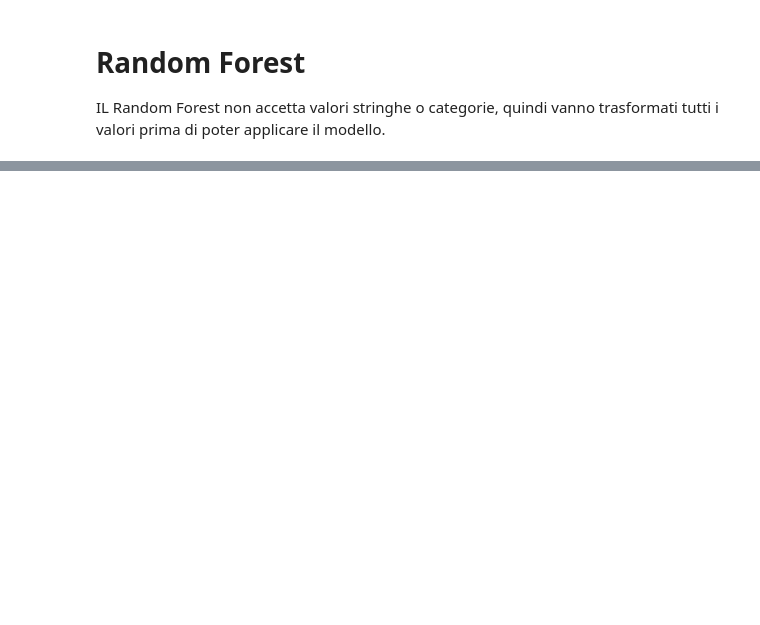
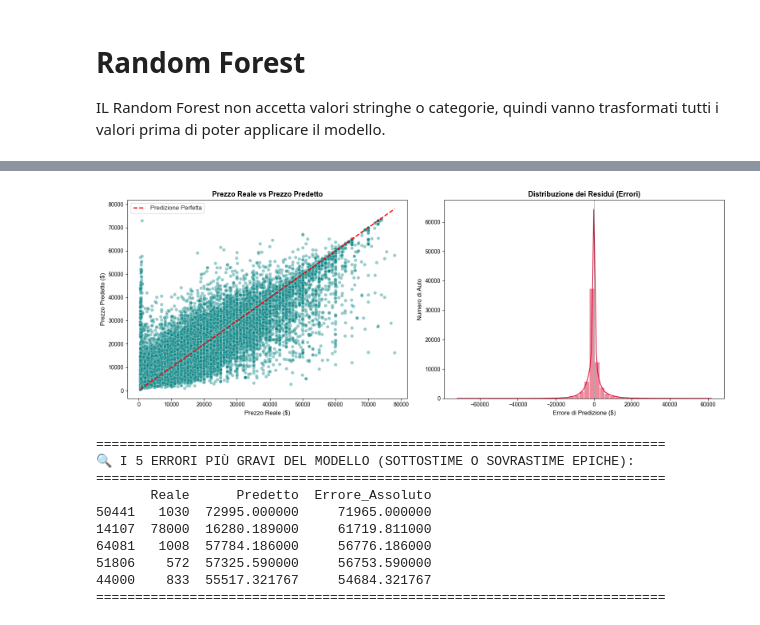
Before and after one commit to Vesp3x/verifica_finale, a Jupyter notebook: random_forest.ipynb, the cells around one changed output, grey strips where cells are left out. Drawn from its saved outputs; the diff is of its cells as text; code cells hidden in the pictures; blank space fills up the shorter version.

```diff
--- a/random_forest.ipynb
+++ b/random_forest.ipynb
@@ -849,0 +150,69 @@ print("   -> File 'modello_random_forest.joblib' creato con successo!")
+# %%
+import matplotlib.pyplot as plt
+import seaborn as sns
+
+# DIAGNOSTICA DEGLI ERRORI
+# 1. Calcoliamo i residui sul set di test
+residui = y_wo_test - y_pred
+
+# Creiamo una figura con due grafici affiancati (1 riga, 2 colonne)
+fig, axes = plt.subplots(1, 2, figsize=(16, 6))
+sns.set_theme(style="whitegrid")
+
+# -------------------------------------------------------------------------
+# GRAFICO A: Prezzo Reale vs Prezzo Predetto
+# -------------------------------------------------------------------------
+sns.scatterplot(ax=axes[0], x=y_wo_test, y=y_pred, alpha=0.4, color='teal')
+
+# Disegniamo la linea di "predizione perfetta" a 45 gradi
+limiti = [min(y_wo_test.min(), y_pred.min()), max(y_wo_test.max(), y_pred.max())]
+axes[0].plot(limiti, limiti, color='red', linestyle='--', linewidth=2, label='Predizione Perfetta')
+
+axes[0].set_title("Prezzo Reale vs Prezzo Predetto", fontsize=13, fontweight='bold')
+axes[0].set_xlabel("Prezzo Reale ($)", fontsize=11)
+axes[0].set_ylabel("Prezzo Predetto ($)", fontsize=11)
+axes[0].legend()
+
+# -------------------------------------------------------------------------
+# GRAFICO B: Distribuzione degli Errori (Residui)
+# -------------------------------------------------------------------------
+sns.histplot(ax=axes[1], x=residui, kde=True, color='crimson', bins=50)
+
+# Disegniamo la linea sullo zero (errore nullo)
+axes[1].axvline(x=0, color='black', linestyle='--', linewidth=0.5)
+
+axes[1].set_title("Distribuzione dei Residui (Errori)", fontsize=13, fontweight='bold')
+axes[1].set_xlabel("Errore di Predizione ($)", fontsize=11)
+axes[1].set_ylabel("Numero di Auto", fontsize=11)
+
+plt.tight_layout()
+plt.show()
+
+
+# =========================================================================
+# ANALISI EXTRA: DOVE SBAGLIA DI PIÙ?
+# =========================================================================
+# Creiamo un piccolo DataFrame per isolare i casi peggiori
+analisi_errori = pd.DataFrame({
+    'Reale': y_wo_test,
+    'Predetto': y_pred,
+    'Errore_Assoluto': np.abs(residui)
+}).sort_values(by='Errore_Assoluto', ascending=False)
+
+print("\n=========================================================================")
+print("🔍 I 5 ERRORI PIÙ GRAVI DEL MODELLO (SOTTOSTIME O SOVRASTIME EPICHE):")
+print("=========================================================================")
+print(analisi_errori.head())
+print("=========================================================================")
+# %% [output]
+[figure, added]
+=========================================================================
+🔍 I 5 ERRORI PIÙ GRAVI DEL MODELLO (SOTTOSTIME O SOVRASTIME EPICHE):
+=========================================================================
+       Reale      Predetto  Errore_Assoluto
+50441   1030  72995.000000     71965.000000
+14107  78000  16280.189000     61719.811000
+64081   1008  57784.186000     56776.186000
+51806    572  57325.590000     56753.590000
+44000    833  55517.321767     54684.321767
+=========================================================================
```
Also changed, not shown: parts of 42 cells of this notebook, 12 other files.
